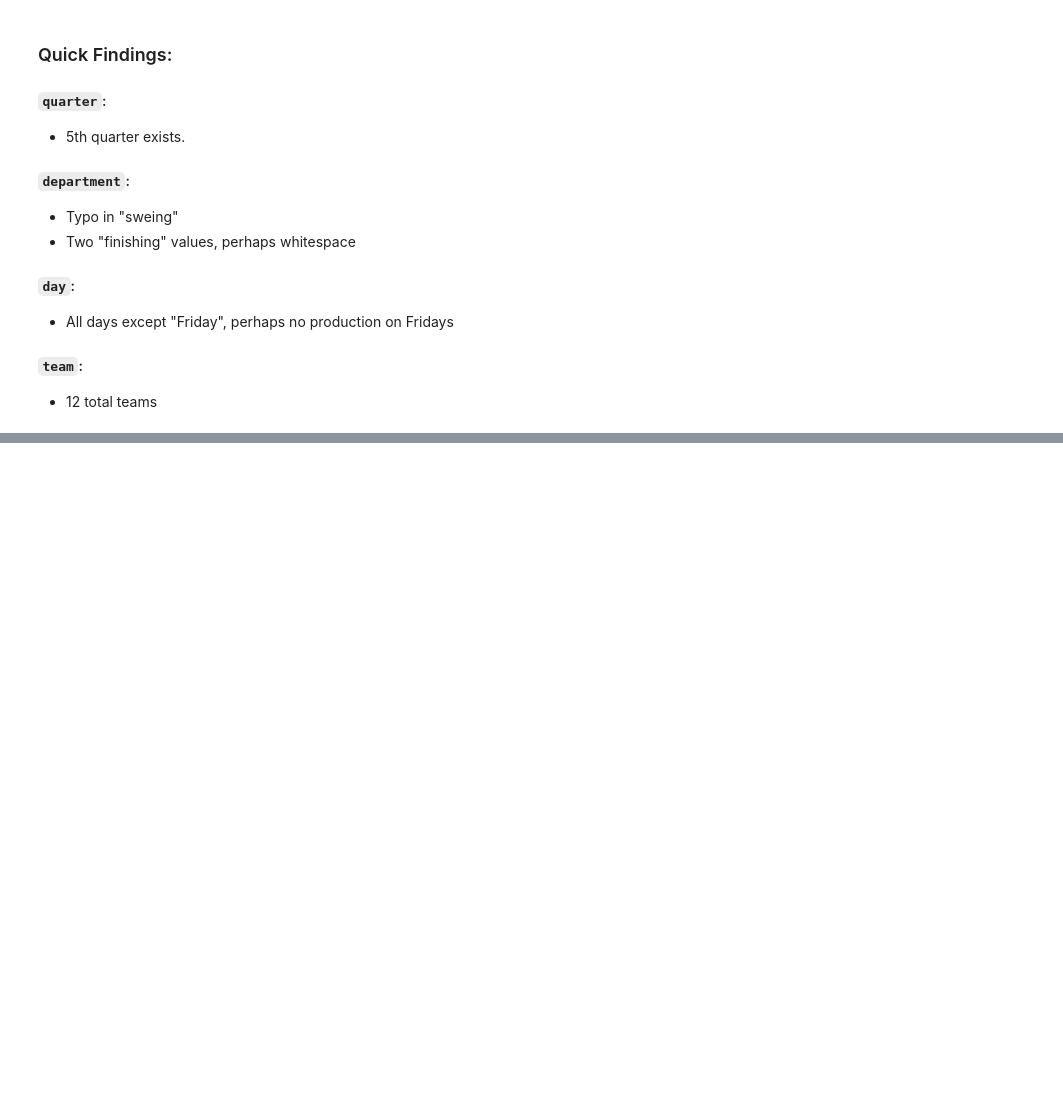
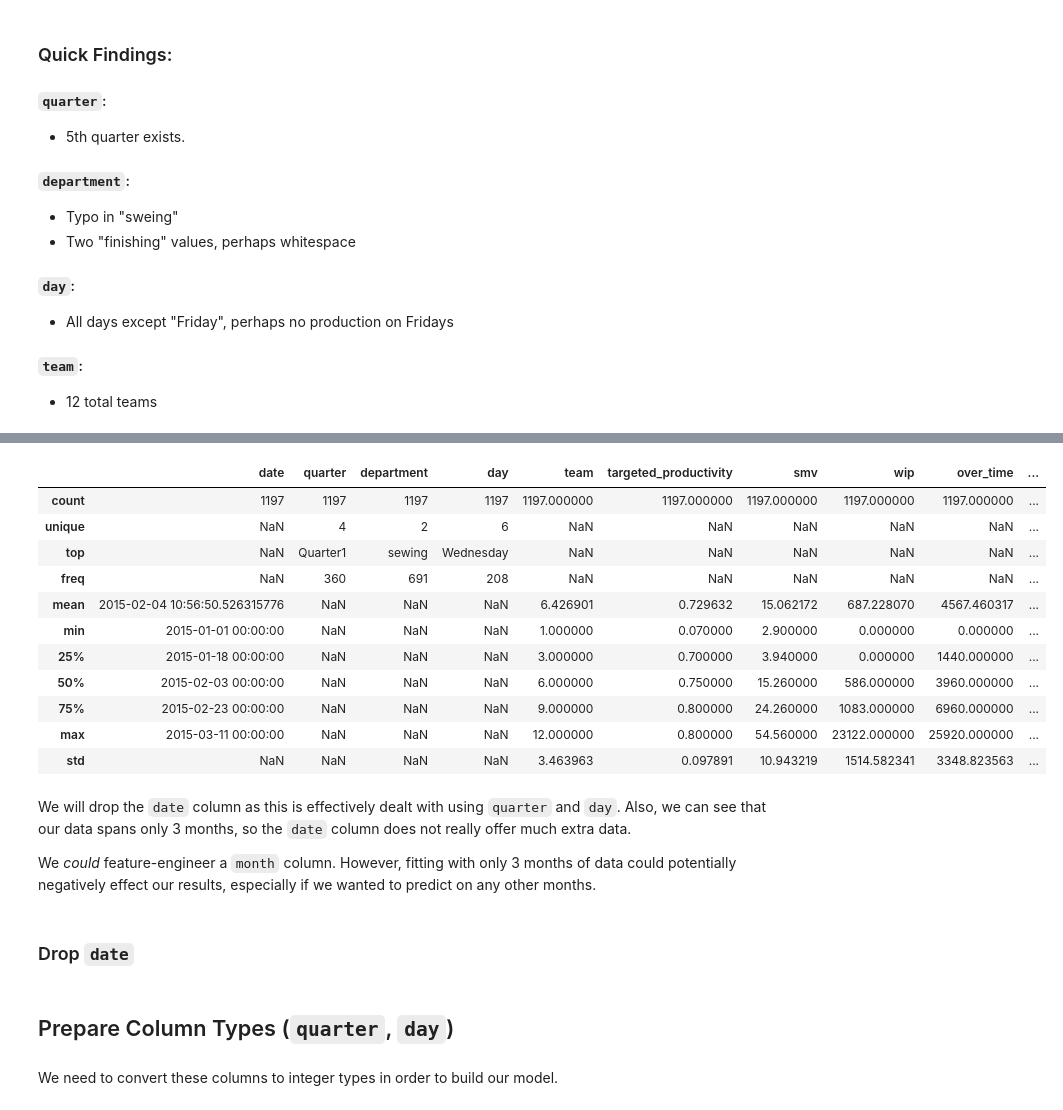
Before and after one commit to jastro-dev/dq-ds-06-employee-productivity-prediction-tree-models, a Jupyter notebook: main_notebook.ipynb, the cells around one changed output, grey strips where cells are left out. Drawn from its saved outputs; the diff is of its cells as text; code cells hidden in the pictures; blank space fills up the shorter version.

```diff
--- a/main_notebook.ipynb
+++ b/main_notebook.ipynb
@@ -141,0 +271,2 @@ Name: count, dtype: int64
+# %%
+df['department'] = df['department'].replace('finishing ', 'finishing')
@@ -141,0 +275,2 @@ Name: count, dtype: int64
+# %%
+df['department'] = df['department'].replace('sweing', 'sewing')
@@ -141,0 +301,2 @@ Name: count, dtype: int64
+# %%
+df['wip'] = df['wip'].fillna(0)
@@ -141,0 +326,2 @@ Name: count, dtype: int64
+# %%
+df['quarter'] = df['quarter'].replace('Quarter5', 'Quarter4')
@@ -141,0 +355,21 @@ Name: count, dtype: int64
+# %%
+df.describe(include='all')
+# %% [output]
+|  | date | quarter | department | day | team | targeted_productivity | smv | wip | over_time | ... |
+| count | 1197 | 1197 | 1197 | 1197 | 1197.000000 | 1197.000000 | 1197.000000 | 1197.000000 | 1197.000000 | ... |
+| unique | NaN | 4 | 2 | 6 | NaN | NaN | NaN | NaN | NaN | ... |
+| top | NaN | Quarter1 | sewing | Wednesday | NaN | NaN | NaN | NaN | NaN | ... |
+| freq | NaN | 360 | 691 | 208 | NaN | NaN | NaN | NaN | NaN | ... |
+| mean | 2015-02-04 10:56:50.526315776 | NaN | NaN | NaN | 6.426901 | 0.729632 | 15.062172 | 687.228070 | 4567.460317 | ... |
+| min | 2015-01-01 00:00:00 | NaN | NaN | NaN | 1.000000 | 0.070000 | 2.900000 | 0.000000 | 0.000000 | ... |
+| 25% | 2015-01-18 00:00:00 | NaN | NaN | NaN | 3.000000 | 0.700000 | 3.940000 | 0.000000 | 1440.000000 | ... |
+| 50% | 2015-02-03 00:00:00 | NaN | NaN | NaN | 6.000000 | 0.750000 | 15.260000 | 586.000000 | 3960.000000 | ... |
+| 75% | 2015-02-23 00:00:00 | NaN | NaN | NaN | 9.000000 | 0.800000 | 24.260000 | 1083.000000 | 6960.000000 | ... |
+| max | 2015-03-11 00:00:00 | NaN | NaN | NaN | 12.000000 | 0.800000 | 54.560000 | 23122.000000 | 25920.000000 | ... |
+| std | NaN | NaN | NaN | NaN | 3.463963 | 0.097891 | 10.943219 | 1514.582341 | 3348.823563 | ... |
+# %% [markdown]
+We will drop the `date` column as this is effectively dealt with using `quarter` and `day`. Also, we can see that our data spans only 3 months, so the `date` column does not really offer much extra data.
+
+We *could* feature-engineer a `month` column. However, fitting with only 3 months of data could potentially negatively effect our results, especially if we wanted to predict on any other months.
+# %% [markdown]
+### Drop `date`
@@ -141,0 +378,4 @@ Name: count, dtype: int64
+# %% [markdown]
+## Prepare Column Types (`quarter`, `day`)
+# %% [markdown]
+We need to convert these columns to integer types in order to build our model.
```
Also changed, not shown: parts of 44 cells of this notebook.
